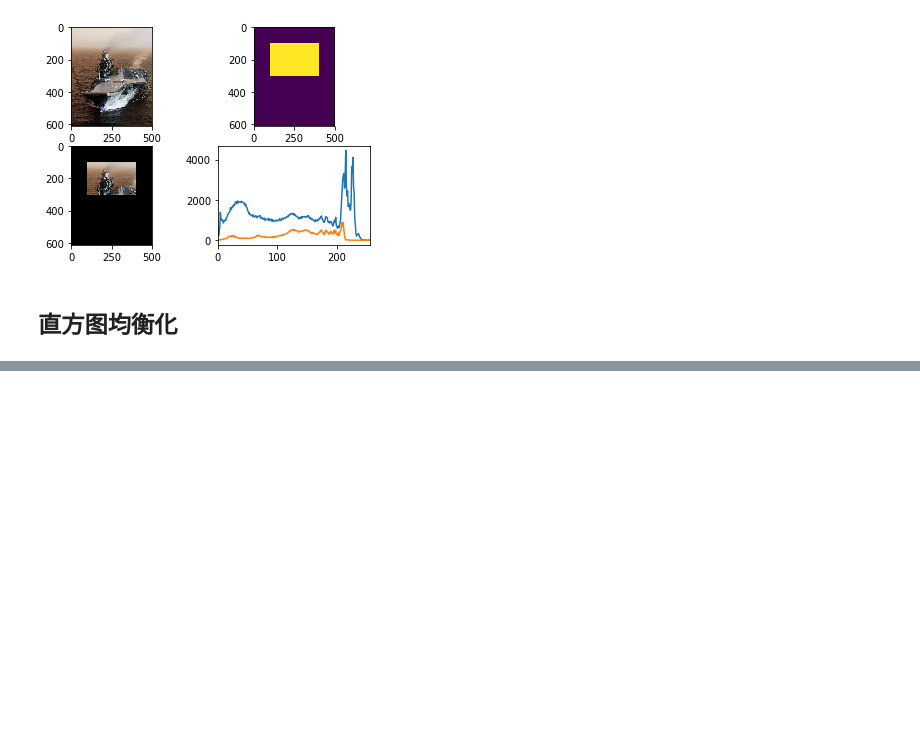
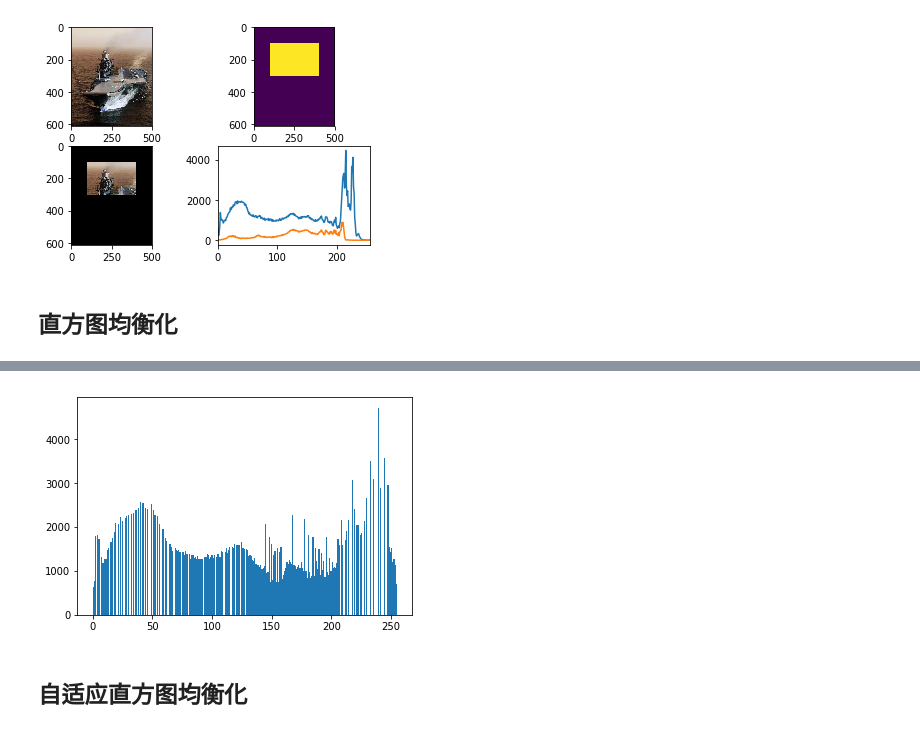
Before and after one commit to GodWriter/OpenCV, a Jupyter notebook: 20200622-直方图与傅里叶变换.ipynb, the cells around one changed output, grey strips where cells are left out. Drawn from its saved outputs; the diff is of its cells as text; code cells hidden in the pictures; blank space fills up the shorter version.

```diff
--- a/20200622-直方图与傅里叶变换.ipynb
+++ b/20200622-直方图与傅里叶变换.ipynb
@@ -71,0 +79,8 @@ plt.show()
+# %%
+# 均衡化操作
+equ = cv2.equalizeHist(img)
+
+plt.hist(equ.ravel(), 256)
+plt.show()
+# %% [output]
+[figure, added]
@@ -71,0 +91,2 @@ plt.show()
+# %% [markdown]
+## 自适应直方图均衡化
```
Also changed, not shown: parts of 10 cells of this notebook.
